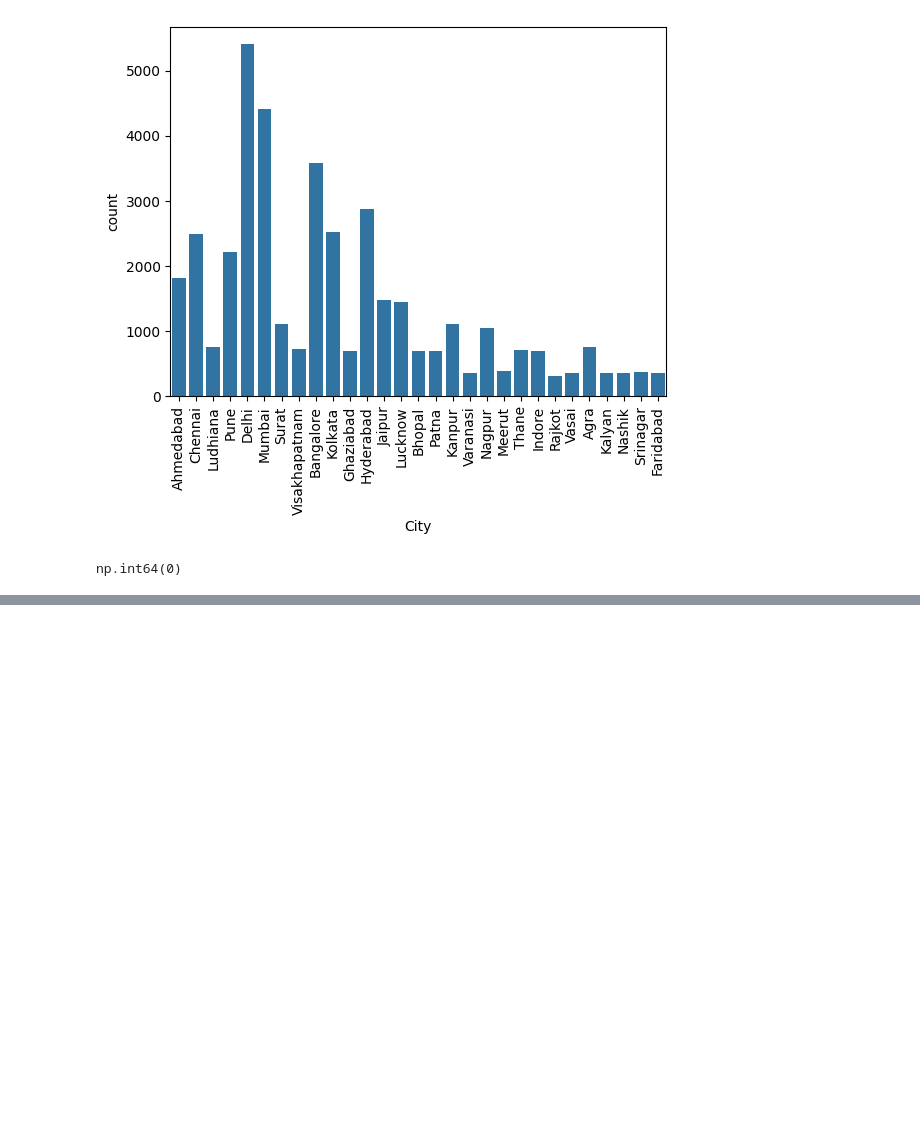
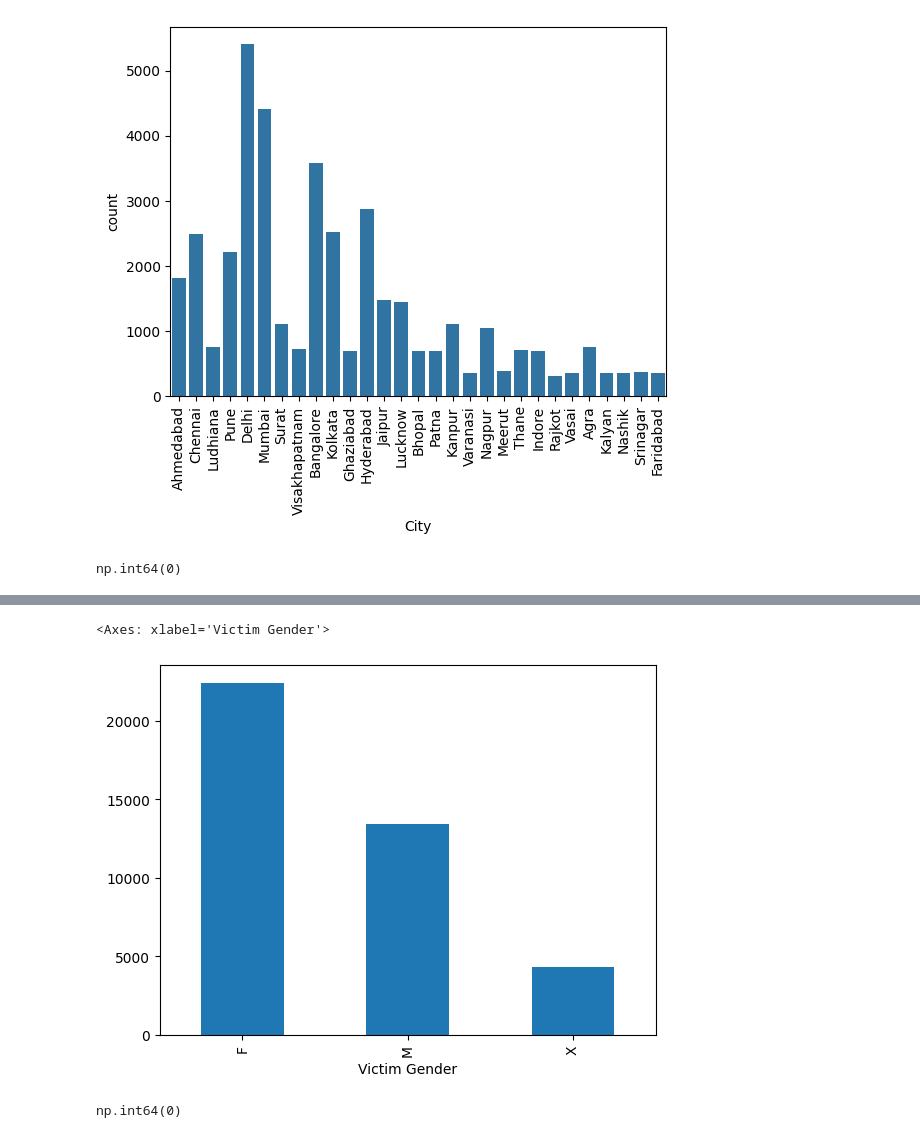
Before and after one commit to anshulkansal121/Python-Programming, a Jupyter notebook: Pandas/Data Analysis/EDA/Indian Crimes - EDA.ipynb, the cells around one changed output, grey strips where cells are left out. Drawn from its saved outputs; the diff is of its cells as text; code cells hidden in the pictures; blank space fills up the shorter version.

```diff
--- a/Pandas/Data Analysis/EDA/Indian Crimes - EDA.ipynb
+++ b/Pandas/Data Analysis/EDA/Indian Crimes - EDA.ipynb
@@ -216,0 +309,9 @@ np.int64(0)
+# %%
+df['Victim Gender'].value_counts().plot(kind = "bar")
+# %% [output]
+<Axes: xlabel='Victim Gender'>
+[figure, added]
+# %%
+df['Victim Gender'].isnull().sum()
+# %% [output]
+np.int64(0)
```
Also changed, not shown: parts of 14 cells of this notebook.
